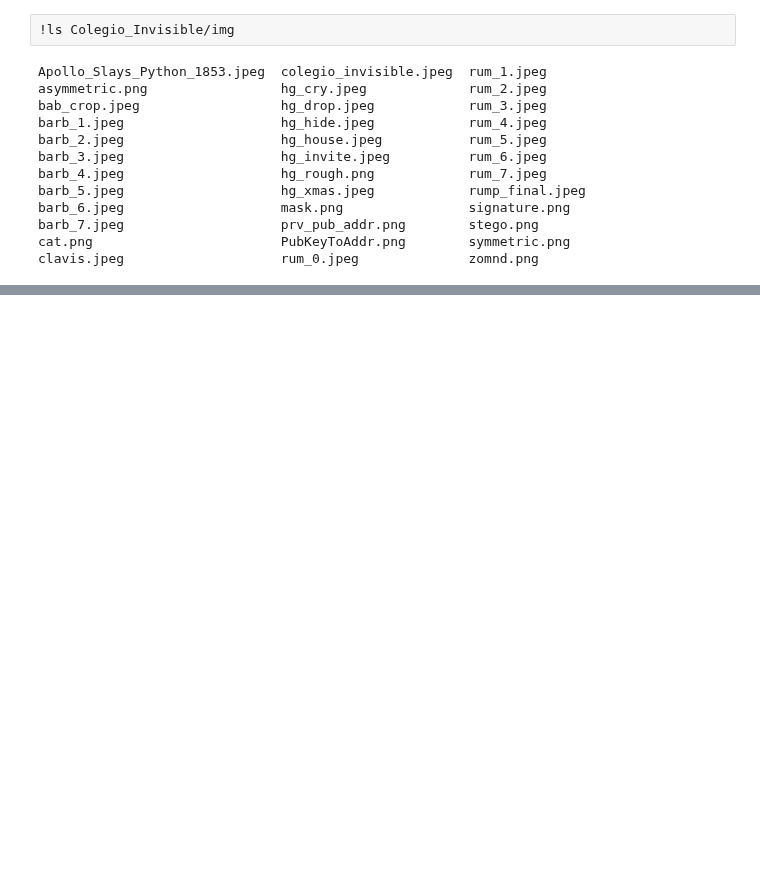
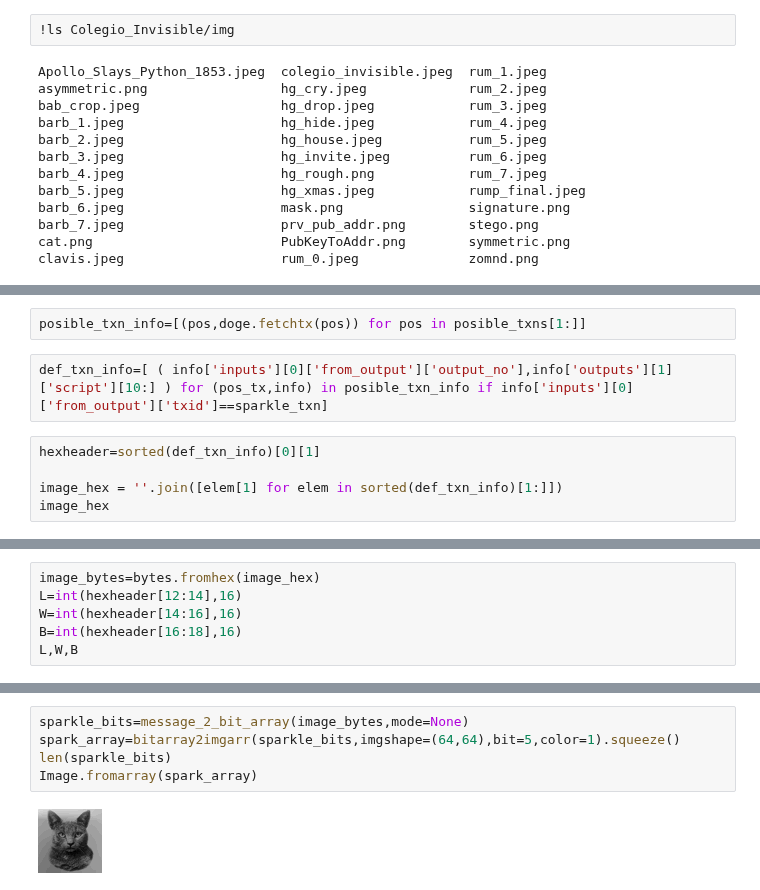
Before and after one commit to ProfDoeg/Colegio_Invisible, a Jupyter notebook: 12_cuaderno.ipynb, the cells around one changed output, grey strips where cells are left out. Drawn from its saved outputs; the diff is of its cells as text; blank space fills up the shorter version.

```diff
--- a/12_cuaderno.ipynb
+++ b/12_cuaderno.ipynb
@@ -451,0 +913,9 @@ len(G8[4])
+# %%
+posible_txn_info=[(pos,doge.fetchtx(pos)) for pos in posible_txns[1:]]
+# %%
+def_txn_info=[ ( info['inputs'][0]['from_output']['output_no'],info['outputs'][1]['script'][10:] ) for (pos_tx,info) in posible_txn_info if info['inputs'][0]['from_output']['txid']==sparkle_txn]
+# %%
+hexheader=sorted(def_txn_info)[0][1]
+
+image_hex = ''.join([elem[1] for elem in sorted(def_txn_info)[1:]])
+image_hex
@@ -451,0 +924,6 @@ len(G8[4])
+# %%
+image_bytes=bytes.fromhex(image_hex)
+L=int(hexheader[12:14],16)
+W=int(hexheader[14:16],16)
+B=int(hexheader[16:18],16)
+L,W,B
@@ -451,0 +988,7 @@ len(G8[4])
+# %%
+sparkle_bits=message_2_bit_array(image_bytes,mode=None)
+spark_array=bitarray2imgarr(sparkle_bits,imgshape=(64,64),bit=5,color=1).squeeze()
+len(sparkle_bits)
+Image.fromarray(spark_array)
+# %% [output]
+[figure, added]
```
Also changed, not shown: parts of 99 cells of this notebook.
